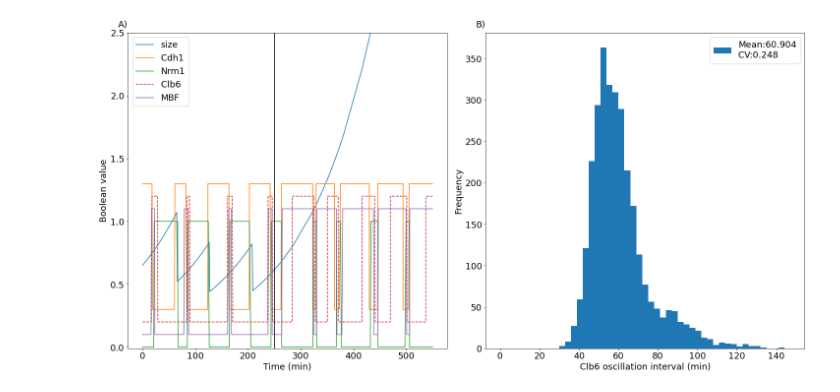
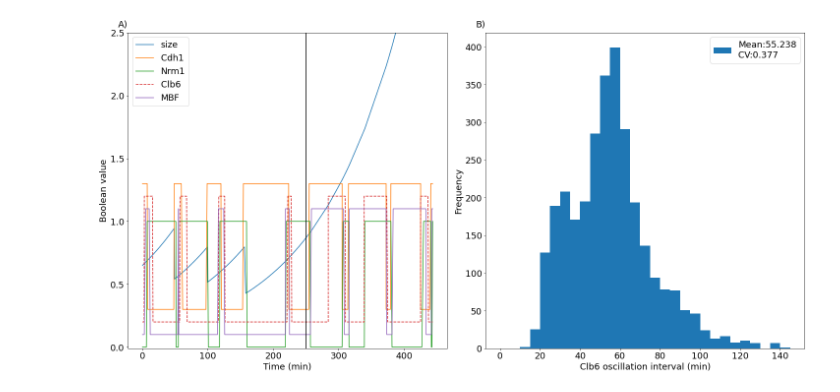
Before and after one commit to Ktaoma/A-continuous-time-Boolean-model-of-the-endocycle-events-in-budding-yeast, a Jupyter notebook: codes/simulate-Fig5.ipynb, the cells around one changed output. Cells and saved outputs as stored; diff of their text form; code cells hidden in the pictures.

```diff
--- a/codes/simulate-Fig5.ipynb
+++ b/codes/simulate-Fig5.ipynb
@@ -370,6 +349,12 @@ def run_(simulated_time):
 
     return sim_list
 # %%
-dff = run_(400)
+dff = run_(350)
 node_name = ["cln3","whi5","sbf","cln2", "mbf","clb5","ori", "clb2G", "cdc5","mcm1","clb2","sac", "cdc20","spoc","cdc14","swi5","cdh1","sic1","nrm1"]
 df_sim = pd.DataFrame(dff,columns=node_name+["time","cell_size","critical_size","divide","SPN","SPOC"])
+cdh1_p = np.array(df_sim["cdh1"])
+mbf_p = np.array(df_sim["mbf"])
+clb5_p = np.array(df_sim["clb5"])
+nrm1_p = np.array(df_sim["nrm1"])
+ts = np.array(df_sim["time"])
+cs = np.array(df_sim["cell_size"])
@@ -441,7 +416,7 @@ XX=18
 """
 A
 """
-df_size = pd.read_csv("../data/Fig5A.csv").query("variable <= 550")
+df_size = pd.read_csv("../data/Fig5A.csv").query("variable <= 2000")
 def line_(X):
     FD = df_size.query("index == @X").sort_values(by="variable")
     FD2 = FD.variable
@@ -466,40 +441,40 @@ B
 #dff_time = run_(100000)
 #node_name = ["cln3","whi5","sbf","cln2", "mbf","clb5","ori", "clb2G", "cdc5","mcm1","clb2","sac", "cdc20","spoc","cdc14","swi5","cdh1","sic1","nrm1"]
 #df_time = pd.DataFrame(dff_time,columns=node_name+["time","cell_size","critical_size","divide","SPN","SPOC"])
-#df_time.to_csv("fig_all/fig5B_plot.csv")
+#df_time.to_csv("../data/Fig5B.csv")
 df_time = pd.read_csv("../data/Fig5B.csv")
-df5 = df_time.iloc[1000:,:][["time","clb5"]]
+df5 = df_time.iloc[5000:,:][["time","clb5"]]
 X = df5.clb5.to_numpy()
 
 peak_list = []
 for cc in range(len(X)-1):
     old_index = cc
     new_index = cc+1
 
     old_c = X[old_index]
     new_c = X[new_index]
 
     sub_ = new_c-old_c
 
     if sub_ == -1:
         peak_list.append(cc)
 
 df6 = df5.iloc[peak_list[1:],:]
 diff_peak = list(df6['time'] - df6['time'].shift())[1:][::2]
 
-axs["B)"].hist(diff_peak,bins=[_ for _ in range(0,150,3)],label="Mean:"+str(round(np.mean(diff_peak),3))+"\nCV:"+str(round(np.std(diff_peak)/np.mean(diff_peak),3)))
+axs["B)"].hist(diff_peak,bins=[_ for _ in range(0,150,5)],label="Mean:"+str(round(np.mean(diff_peak),3))+"\nCV:"+str(round(np.std(diff_peak)/np.mean(diff_peak),3)))
 axs["B)"].set_xlabel("Clb6 oscillation interval (min)",fontsize=XX)
 axs["B)"].set_ylabel("Frequency",fontsize=XX)
 axs["B)"].legend(fontsize=XX)
 axs['B)'].tick_params(labelsize=XX)
 
 for label, ax in axs.items():
     # label physical distance to the left and up:
     trans = mtransforms.ScaledTranslation(-20/72, 7/72, fig.dpi_scale_trans)
     ax.text(0.0, 1.0, label, transform=ax.transAxes + trans,
             fontsize=XX, va='bottom')
 
-plt.savefig('../figures/Fig5.pdf',format="pdf", bbox_inches="tight")
+plt.savefig('../figures/fig5.pdf',format="pdf", bbox_inches="tight")
 plt.show()
 # %% [output]
-[figure, old version]
+[figure, new version]
```
Also changed, not shown: parts of 7 cells of this notebook.
